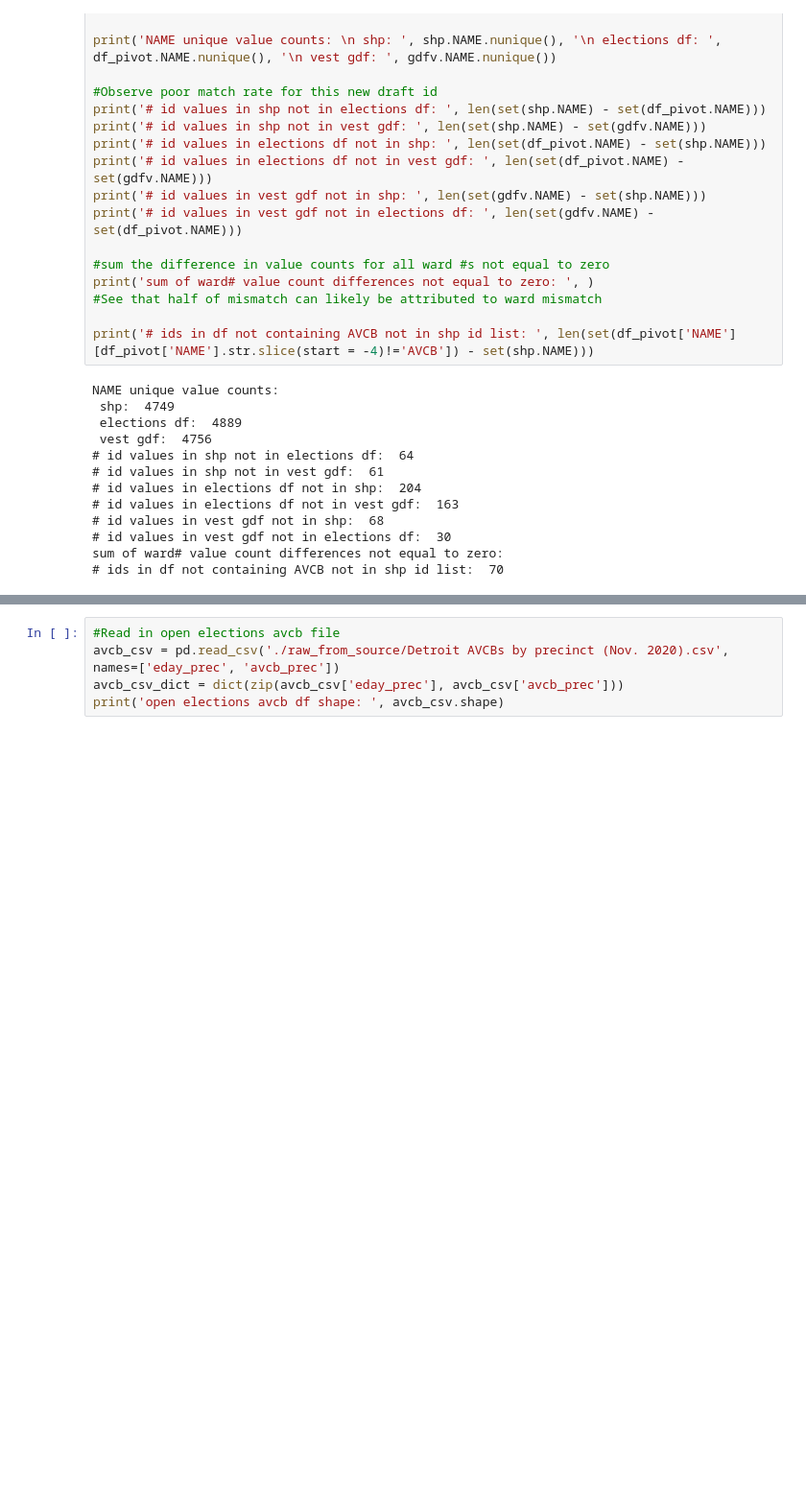
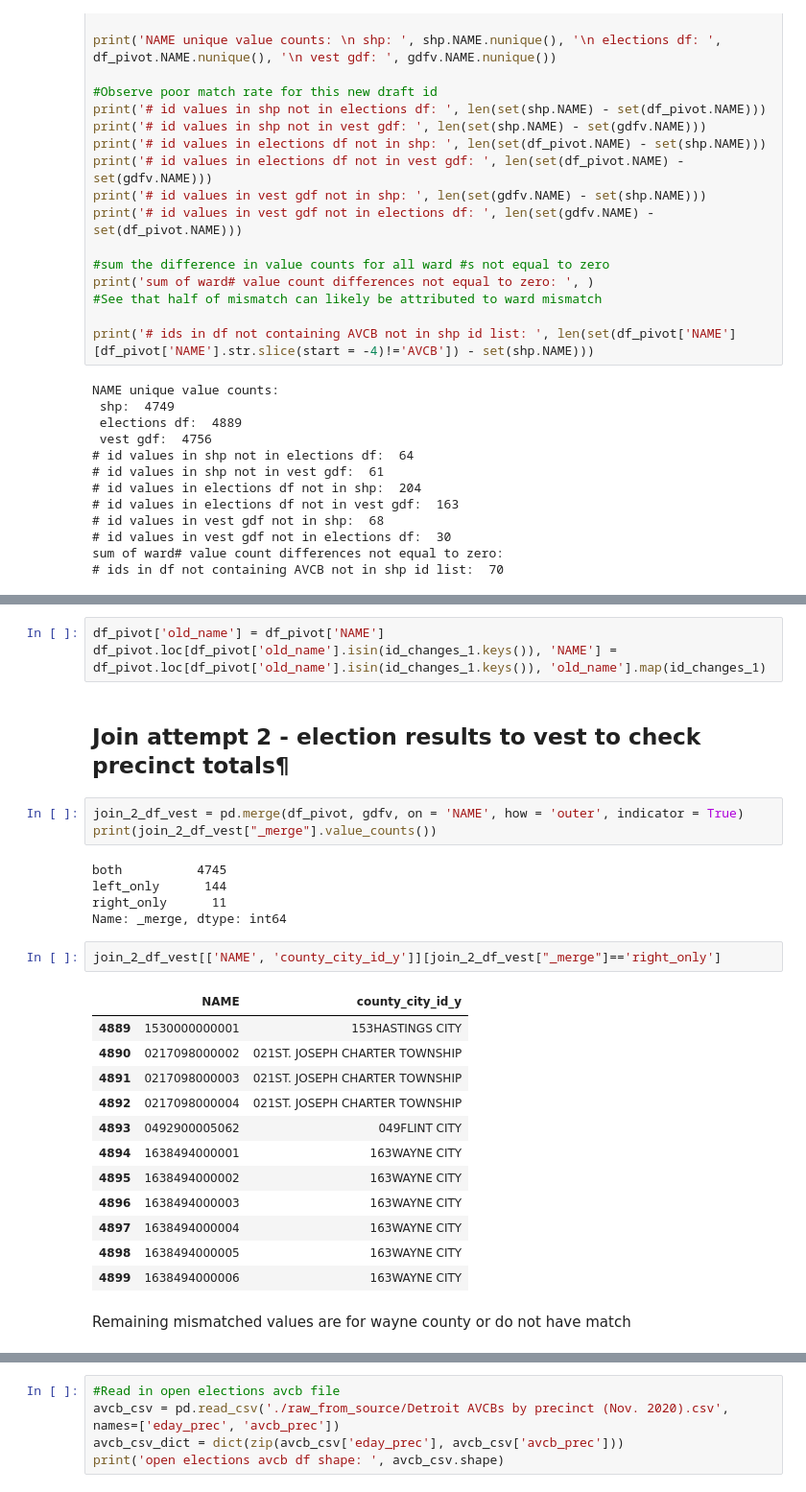
Before and after one commit to nonpartisan-redistricting-datahub/pdv-mi, a Jupyter notebook: vest-mi-2020/vest_mi_2020.ipynb, the cells around one changed output, grey strips where cells are left out. Shown: that part at 96% size. Drawn from its saved outputs; the diff is of its cells as text; blank space fills up the shorter version.

Commit message:
added more unique id matches with manual match

```diff
--- a/vest-mi-2020/vest_mi_2020.ipynb
+++ b/vest-mi-2020/vest_mi_2020.ipynb
@@ -398,0 +409,30 @@ sum of ward# value count differences not equal to zero:
+# %%
+df_pivot['old_name'] = df_pivot['NAME']
+df_pivot.loc[df_pivot['old_name'].isin(id_changes_1.keys()), 'NAME'] = df_pivot.loc[df_pivot['old_name'].isin(id_changes_1.keys()), 'old_name'].map(id_changes_1)
+# %% [markdown]
+## Join attempt 2 - election results to vest to check precinct totals¶
+# %%
+join_2_df_vest = pd.merge(df_pivot, gdfv, on = 'NAME', how = 'outer', indicator = True)
+print(join_2_df_vest["_merge"].value_counts())
+# %% [output]
+both          4745
+left_only      144
+right_only      11
+Name: _merge, dtype: int64
+# %%
+join_2_df_vest[['NAME', 'county_city_id_y']][join_2_df_vest["_merge"]=='right_only']
+# %% [output]
+|  | NAME | county_city_id_y |
+| 4889 | 1530000000001 | 153HASTINGS CITY |
+| 4890 | 0217098000002 | 021ST. JOSEPH CHARTER TOWNSHIP |
+| 4891 | 0217098000003 | 021ST. JOSEPH CHARTER TOWNSHIP |
+| 4892 | 0217098000004 | 021ST. JOSEPH CHARTER TOWNSHIP |
+| 4893 | 0492900005062 | 049FLINT CITY |
+| 4894 | 1638494000001 | 163WAYNE CITY |
+| 4895 | 1638494000002 | 163WAYNE CITY |
+| 4896 | 1638494000003 | 163WAYNE CITY |
+| 4897 | 1638494000004 | 163WAYNE CITY |
+| 4898 | 1638494000005 | 163WAYNE CITY |
+| 4899 | 1638494000006 | 163WAYNE CITY |
+# %% [markdown]
+Remaining mismatched values are for wayne county or do not have match
```
Also changed, not shown: parts of 18 cells of this notebook.
